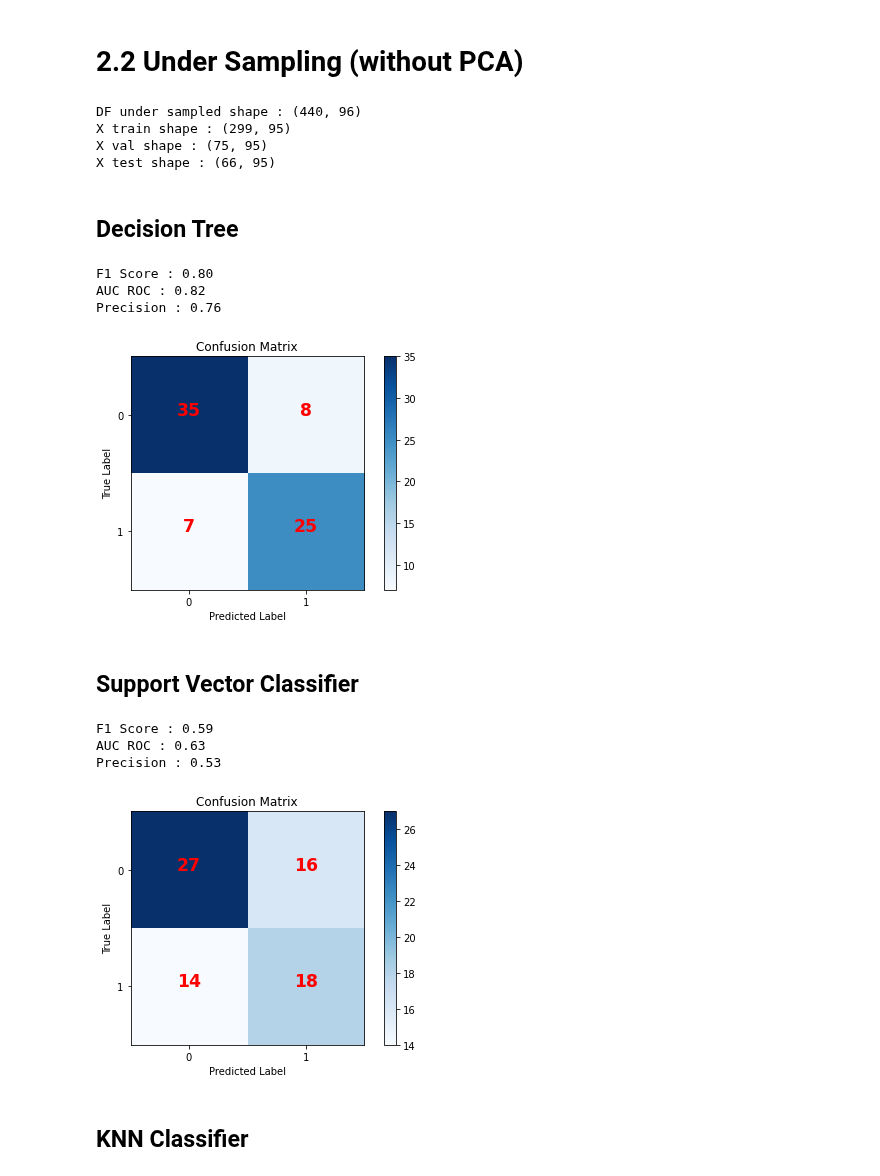
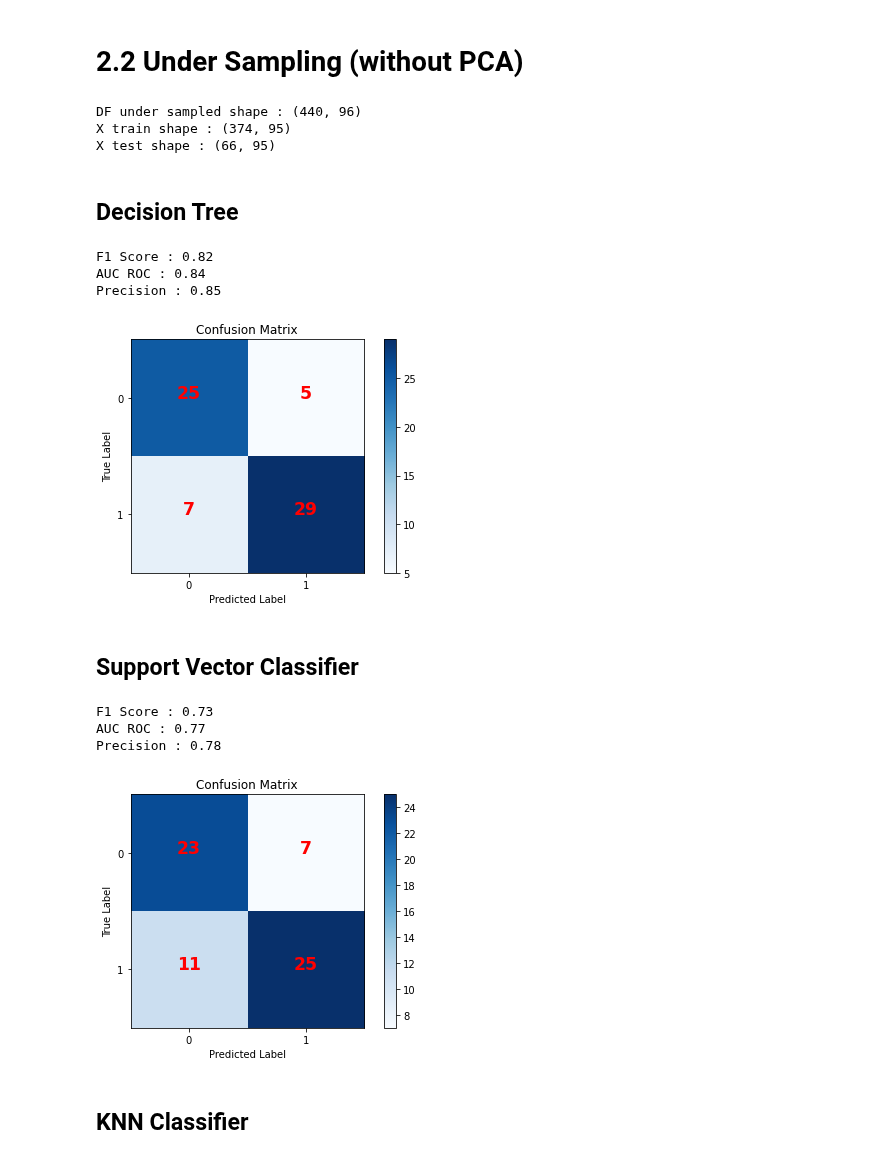
Before and after one commit to Saurabhraj5162/INM701_CW, a Jupyter notebook: notebooks/Training2.ipynb, the cells around one changed output. Drawn from its saved outputs; the diff is of its cells as text; code cells hidden in the pictures.

```diff
--- a/notebooks/Training2.ipynb
+++ b/notebooks/Training2.ipynb
@@ -75,44 +76,56 @@ df_sampled = undersample(df)
 
 print(f'DF under sampled shape : {df_sampled.shape}')
 
+def getTrainTest(df):
+    X = np.array(df.drop('Bankrupt?', axis=1))
+    y = np.array(df['Bankrupt?'])
+    X_train, X_test, y_train, y_test = train_test_split(X,y, test_size = 0.15, random_state=42,shuffle=True)
+    print(f'X train shape : {X_train.shape}')
+    print(f'X test shape : {X_test.shape}')
+    return (X_train, y_train), (X_test, y_test)
 
-X = df_sampled.drop('Bankrupt?', axis=1)
-y = df_sampled['Bankrupt?']
-X_train, X_test, y_train, y_test = train_test_split(X,y, test_size = 0.15, random_state=42,shuffle=True)
-X_train, X_val, y_train, y_val = train_test_split(X_train,y_train, test_size = 0.20, random_state=42,shuffle=True)
+def getTrainTestValidation(df):
 
-print(f'X train shape : {X_train.shape}')
-print(f'X val shape : {X_val.shape}')
-print(f'X test shape : {X_test.shape}')
+    X = df.drop('Bankrupt?', axis=1)
+    y = df['Bankrupt?']
+    X_train, X_test, y_train, y_test = train_test_split(X,y, test_size = 0.15, random_state=42,shuffle=True)
+    X_train, X_val, y_train, y_val = train_test_split(X_train,y_train, test_size = 0.20, random_state=42,shuffle=True)
+
+    print(f'X train shape : {X_train.shape}')
+    print(f'X val shape : {X_val.shape}')
+    print(f'X test shape : {X_test.shape}')
+    return (X_train, y_train), (X_val, y_val), (X_test, y_test)
+
+#(X_train, y_train), (X_val, y_val), (X_test, y_test) = getTrainTestValidation(df_sampled)
+(X_train, y_train), (X_test, y_test) = getTrainTest(df_sampled)
 # %% [output]
 DF under sampled shape : (440, 96)
-X train shape : (299, 95)
-X val shape : (75, 95)
+X train shape : (374, 95)
 X test shape : (66, 95)
 # %% [markdown]
 ## Decision Tree
 # %%
 dt = DecisionTreeClassifier(max_depth=40, criterion='entropy', min_samples_split=10).fit(X_train,y_train)
-y_pred = dt.predict(X_val)
-y_pred_proba = dt.predict_proba(X_val)[:,1]
-print_evaluation_report(y_val, y_pred, y_pred_proba)
+y_pred = dt.predict(X_test)
+y_pred_proba = dt.predict_proba(X_test)[:,1]
+print_evaluation_report(y_test, y_pred, y_pred_proba)
 # %% [output]
-F1 Score : 0.80
-AUC ROC : 0.82
-Precision : 0.76
+F1 Score : 0.82
+AUC ROC : 0.84
+Precision : 0.85
-[figure, old version]
+[figure, new version]
 # %% [markdown]
 ## Support Vector Classifier
 # %%
 svc = SVC(C=100, kernel = 'rbf', probability=True).fit(X_train, y_train)
-y_pred = svc.predict(X_val)
-y_pred_proba = svc.predict_proba(X_val)[:,1]
-print_evaluation_report(y_val, y_pred, y_pred_proba)
+y_pred = svc.predict(X_test)
+y_pred_proba = svc.predict_proba(X_test)[:,1]
+print_evaluation_report(y_test, y_pred, y_pred_proba)
 # %% [output]
-F1 Score : 0.59
-AUC ROC : 0.63
-Precision : 0.53
+F1 Score : 0.73
+AUC ROC : 0.77
+Precision : 0.78
-[figure, old version]
+[figure, new version]
 # %% [markdown]
 ## KNN Classifier
 # %%
```
Also changed, not shown: parts of 23 cells of this notebook, 2 other files.
